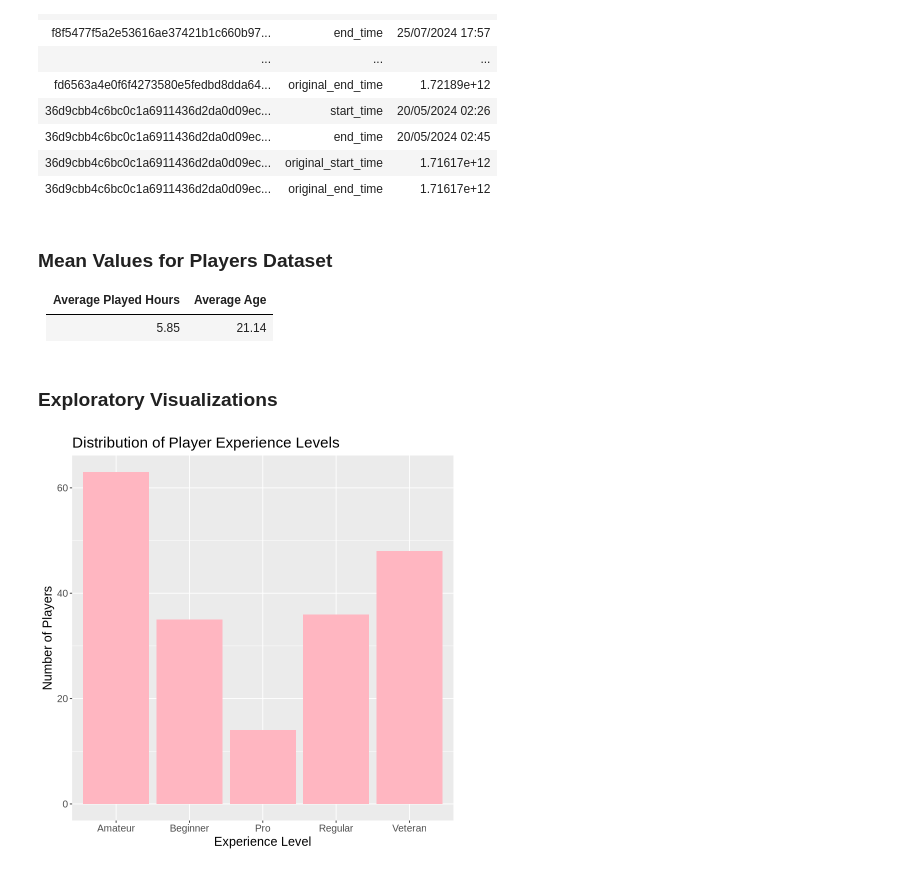
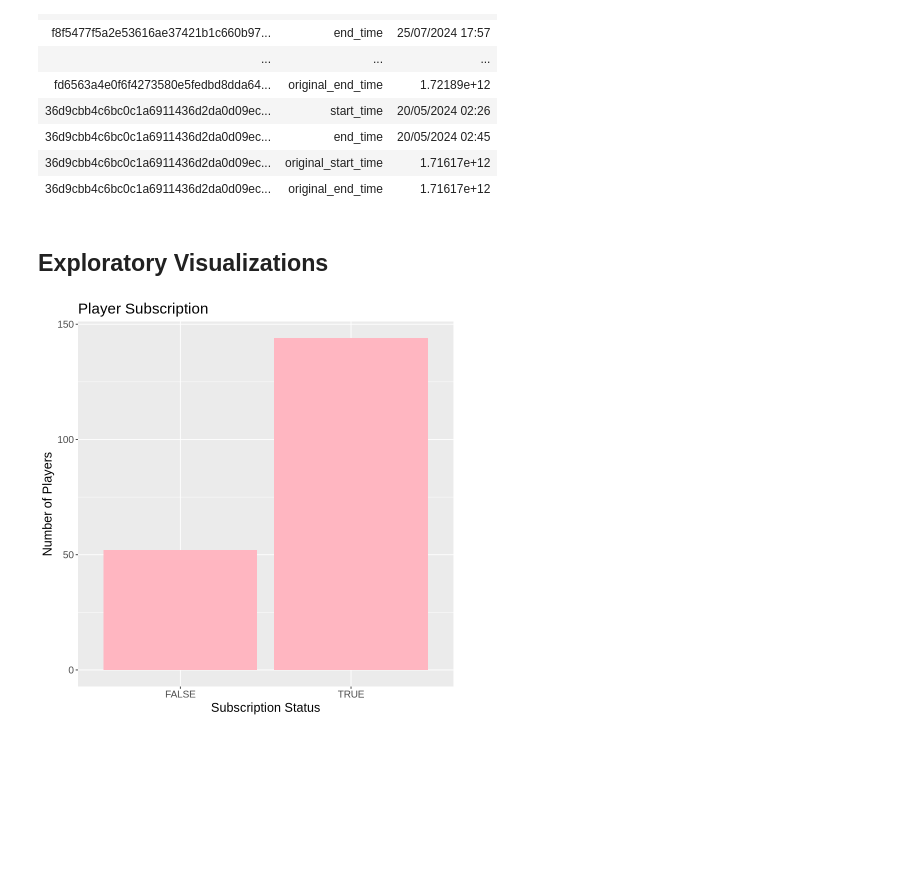
Before and after one commit to kirstenkam/dsci_project, a Jupyter notebook: individual_project_planning.ipynb, the cells around one changed output. Saved outputs shown, nothing was run; the diff lists cells and outputs as text; code cells hidden in the pictures; blank space fills up the shorter version.

```diff
--- a/individual_project_planning.ipynb
+++ b/individual_project_planning.ipynb
@@ -535,19 +482,14 @@ A tibble: 6140 × 3
 | 36d9cbb4c6bc0c1a6911436d2da0d09ec... | end_time | 20/05/2024 02:45 |
 | 36d9cbb4c6bc0c1a6911436d2da0d09ec... | original_start_time | 1.71617e+12 |
 | 36d9cbb4c6bc0c1a6911436d2da0d09ec... | original_end_time | 1.71617e+12 |
-# %% [markdown]
-### Mean Values for Players Dataset
-| Average Played Hours | Average Age |
-| -------------------- | ----------- |
-| 5.85                 | 21.14       |
 # %% [markdown]
-### Exploratory Visualizations
+## Exploratory Visualizations
 # %%
-# Create a bar graph comparing the distribution of experience levels using the players_experience table from earlier.
-experience_plot <- ggplot(players_experience, aes(x = experience, y = n)) +
+# Create a bar graph comparing the proportion of subscribed players to unsubcribed.
+experience_plot <- ggplot(players_subscribe, aes(x = subscribe, y = n)) +
     geom_bar(stat = "identity", fill = "lightpink") +
-    labs(x = "Experience Level", y = "Number of Players", title = "Distribution of Player Experience Levels") +
+    labs(x = "Subscription Status", y = "Number of Players", title = "Player Subscription") +
     theme(text = element_text(size = 15))
 experience_plot
 # %% [output]
-[figure, old version]
+[figure, new version]
```
Also changed, not shown: parts of 9 cells of this notebook.
